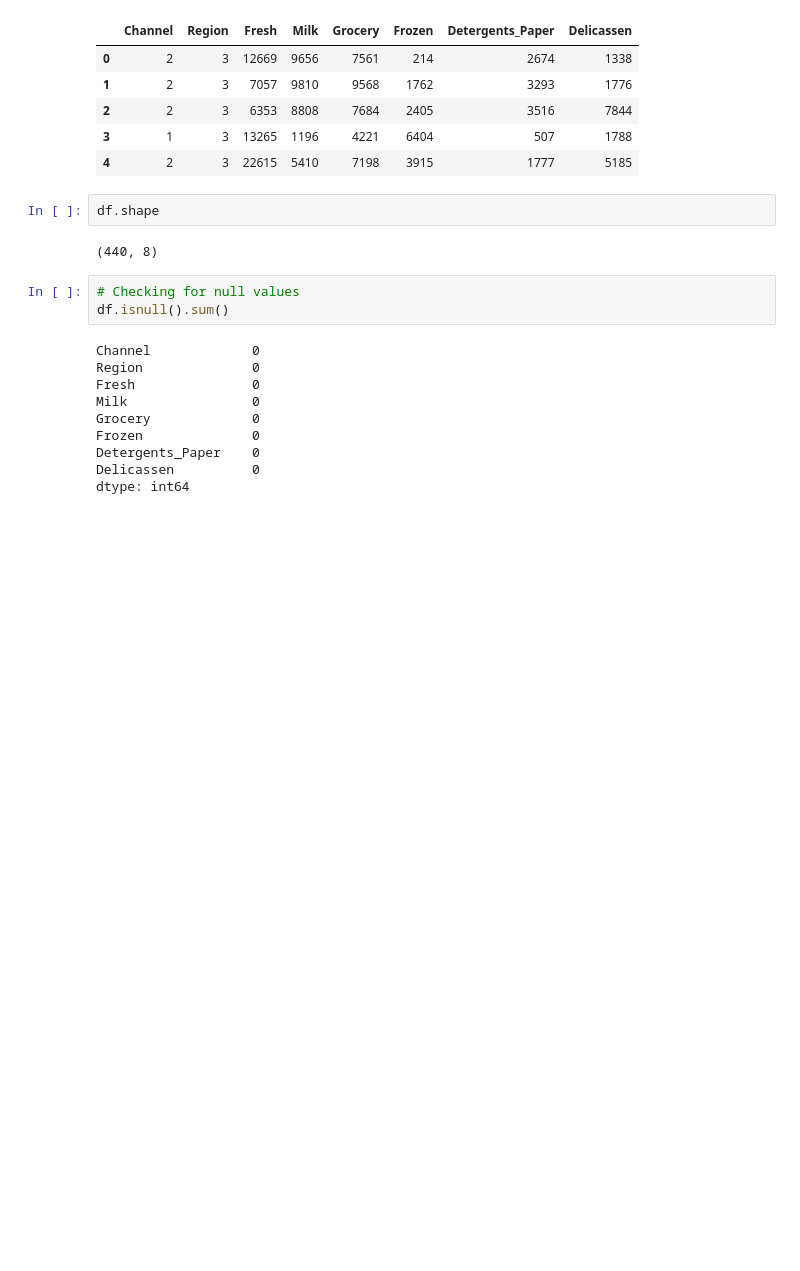
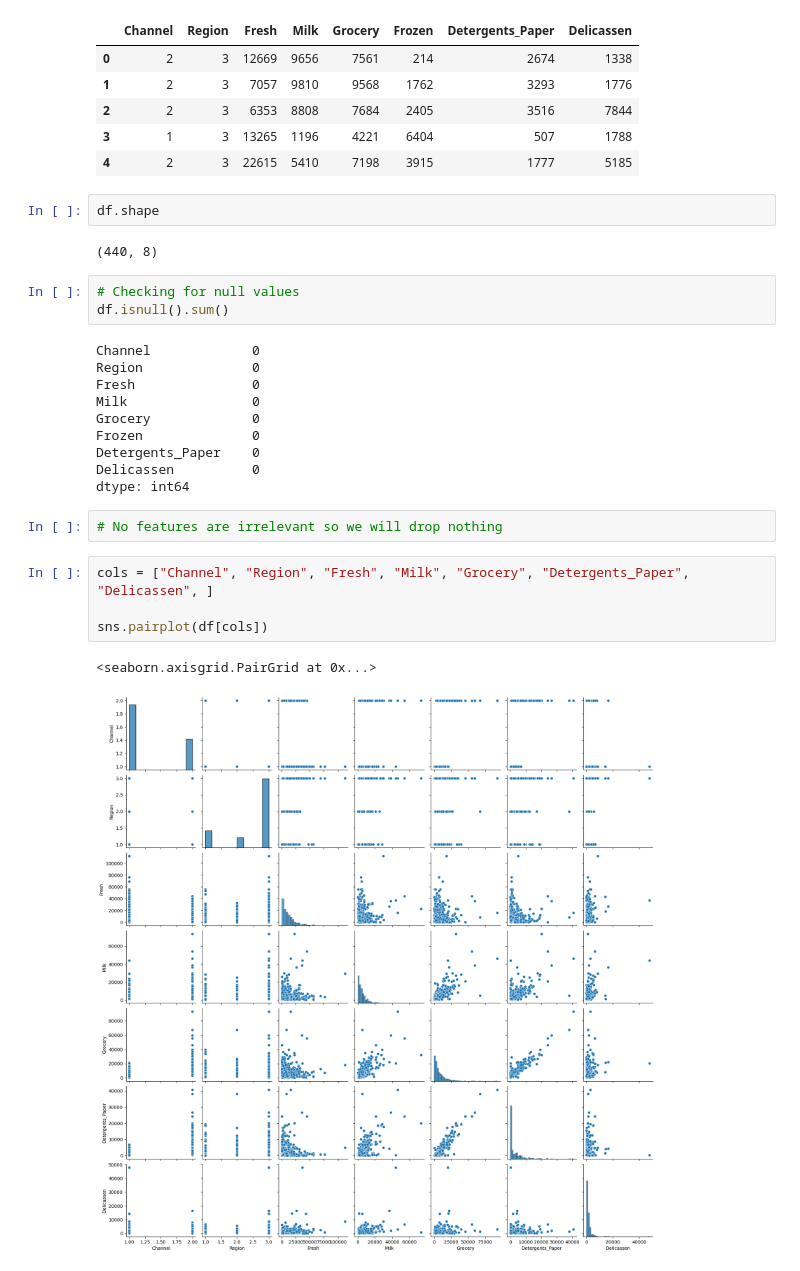
Before and after one commit to CodeByMehra/AiMl, a Jupyter notebook: 10_unsupervisedML/19_Project2/02_Code.ipynb, the cells around one changed output. Drawn from its saved outputs; the diff is of its cells as text; blank space fills up the shorter version.

```diff
--- a/10_unsupervisedML/19_Project2/02_Code.ipynb
+++ b/10_unsupervisedML/19_Project2/02_Code.ipynb
@@ -28,3 +30,12 @@ Frozen              0
 Detergents_Paper    0
 Delicassen          0
 dtype: int64
+# %%
+# No features are irrelevant so we will drop nothing
+# %%
+cols = ["Channel", "Region", "Fresh", "Milk", "Grocery", "Detergents_Paper", "Delicassen", ]
+
+sns.pairplot(df[cols])
+# %% [output]
+<seaborn.axisgrid.PairGrid at 0x...>
+[figure, added]
```
Also changed, not shown: parts of 1 cell of this notebook.
